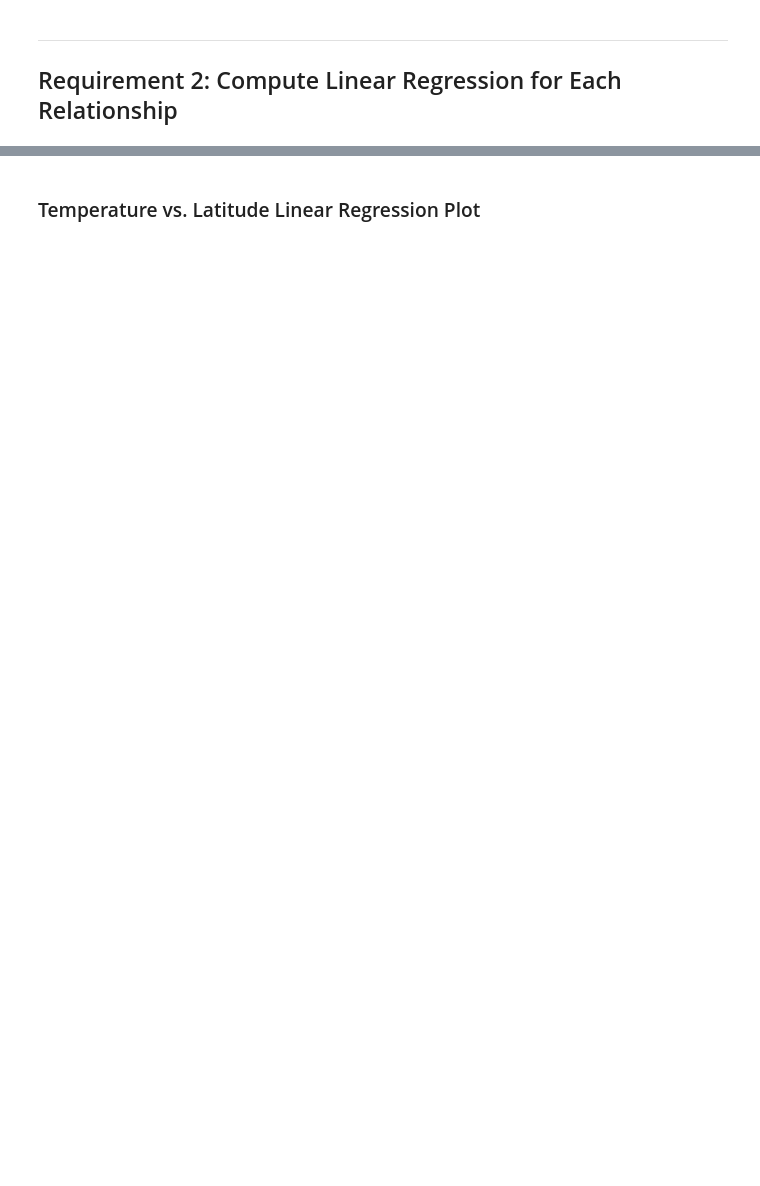
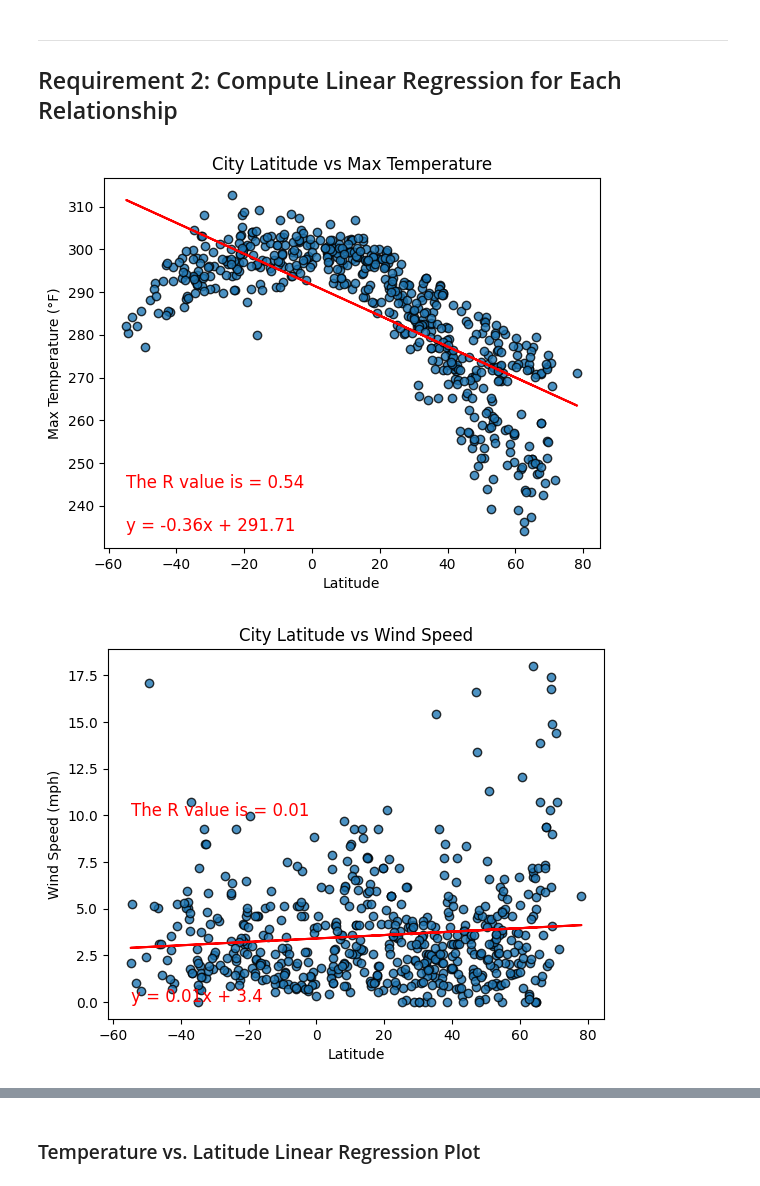
Before and after one commit to akhattaway/python-api-challenge, a Jupyter notebook: starter_code_mod6/WeatherPy.ipynb, the cells around one changed output, grey strips where cells are left out. Saved outputs shown, nothing was run; the diff lists cells and outputs as text; code cells hidden in the pictures; blank space fills up the shorter version.

```diff
--- a/starter_code_mod6/WeatherPy.ipynb
+++ b/starter_code_mod6/WeatherPy.ipynb
@@ -302,8 +302,40 @@ plt.show()
 ---
 
 ## Requirement 2: Compute Linear Regression for Each Relationship
-# %%
-# Define a function to create Linear Regression plots
-x_value = city_data_df['Lat']
-y1_value = city_data_df["Max Temp"]
-(slope, intercept, rvalue, pvalue, stderr) = linregress(x_value, y1_value)
+# %%
+# Define a function to Create Linear Regression plots
+def plot_linear_regression(x_values, y_values, xlabel, ylabel, title, file_name):
+    (slope, intercept, rvalue, pvalue, stderr) = linregress(x_values, y_values)
+    regress_values = x_values * slope + intercept
+    line_eq = f"y = {round(slope, 2)}x + {round(intercept, 2)}"
+
+    # Create scatter plot
+    plt.scatter(x_values, y_values, edgecolors="black", linewidths=1, marker="o", alpha=0.8)
+
+    # Add regression line
+    plt.plot(x_values, regress_values, "r-")
+
+    # Add equation and R-value to the graph
+    plt.annotate(line_eq, (min(x_values), min(y_values)), fontsize=12, color="red")
+    plt.annotate(f"The R value is = {round(rvalue**2, 2)}", (min(x_values), min(y_values) + 10), fontsize=12, color="red")
+
+    # Set graph properties
+    plt.title(title)
+    plt.xlabel(xlabel)
+    plt.ylabel(ylabel)
+    plt.grid(False)
+
+    # Save the figure
+    plt.savefig(file_name)
+
+    # Show the plot
+    plt.show()
+
+# Call the function for each relationship
+plot_linear_regression(city_data_df["Lat"], city_data_df["Max Temp"], "Latitude", "Max Temperature (°F)", "City Latitude vs Max Temperature", "Lat_vs_Max_Temp.png")
+plot_linear_regression(city_data_df["Lat"], city_data_df["Wind Speed"], "Latitude", "Wind Speed (mph)", "City Latitude vs Wind Speed", "Lat_vs_Wind_Speed.png")
+plot_linear_regression(city_data_df["Lat"], city_data_df["Cloudiness"], "Latitude", "Cloudiness (%)", "City Latitude vs Cloudiness", "Lat_vs_Cloudiness.png")
+plot_linear_regression(city_data_df["Lat"], city_data_df["Humidity"], "Latitude", "Humidity (%)", "City Latitude vs Humidity", "Lat_vs_Humidity.png")
+# %% [output]
+[figure, added]
+[figure, added]
```
Also changed, not shown: parts of 28 cells of this notebook, 17 other files.
